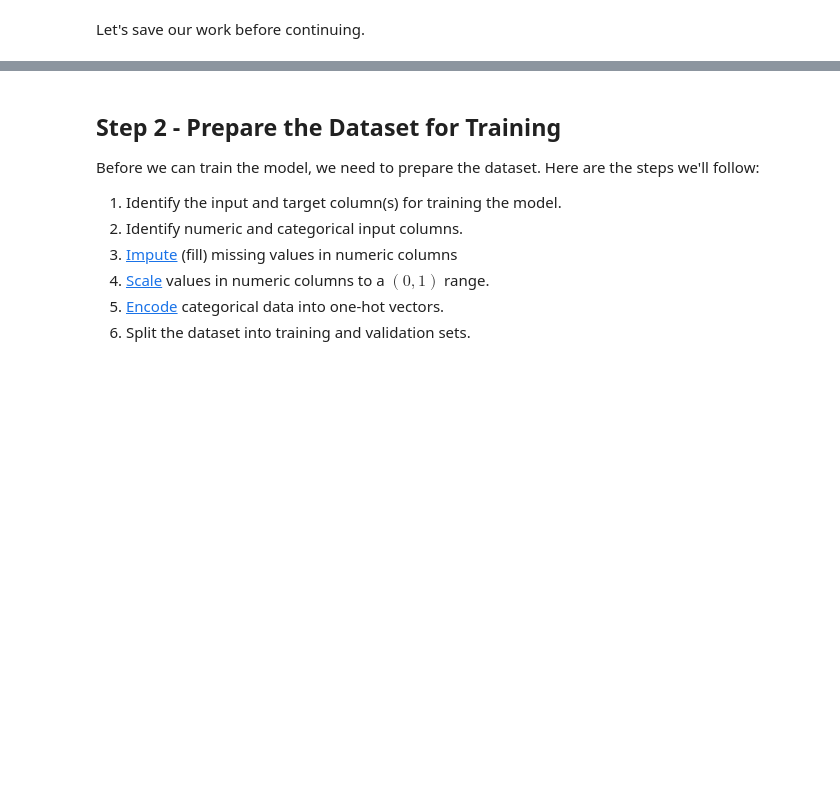
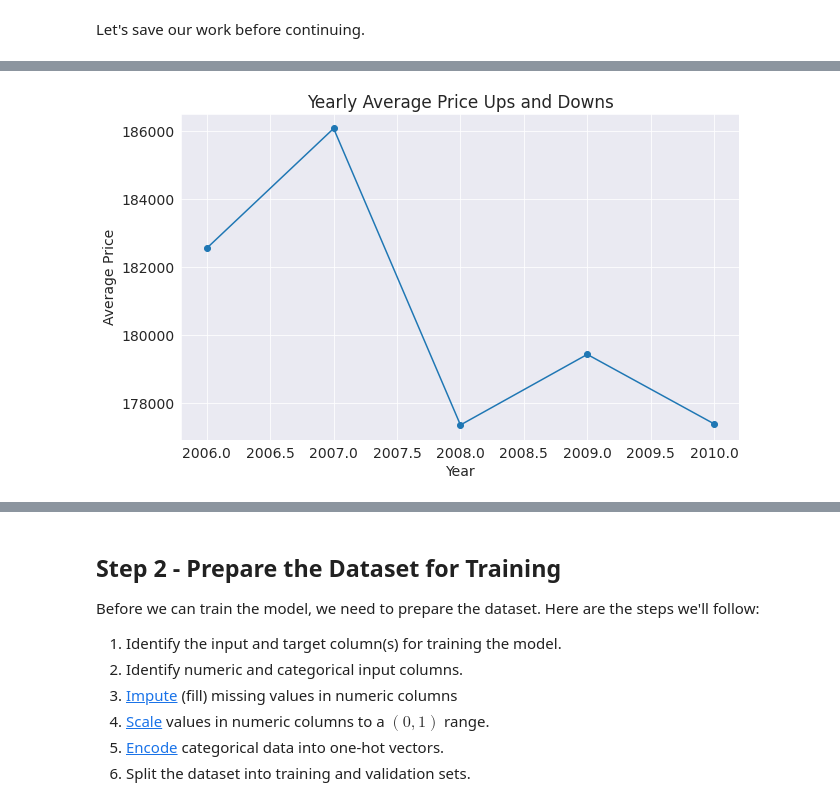
Before and after one commit to Nish-008/Machine_Learning_Practice, a Jupyter notebook: python-sklearn-assignment.ipynb, the cells around one changed output, grey strips where cells are left out. Cells and saved outputs as stored; diff of their text form; code cells hidden in the pictures; blank space fills up the shorter version.

```diff
--- a/python-sklearn-assignment.ipynb
+++ b/python-sklearn-assignment.ipynb
@@ -157,0 +203,16 @@ Let's save our work before continuing.
+# %%
+# Assuming you have a DataFrame named df with a 'Year' and 'Price' column
+yearly_prices = prices_df.groupby('YrSold')['SalePrice'].mean()
+
+# Create the plot
+plt.figure(figsize=(10, 6))
+plt.plot(yearly_prices.index, yearly_prices.values, marker='o')
+plt.xlabel('Year')
+plt.ylabel('Average Price')
+plt.title('Yearly Average Price Ups and Downs')
+plt.grid(True)
+
+# Display the plot
+plt.show()
+# %% [output]
+[figure, added]
```
Also changed, not shown: parts of 7 cells of this notebook.
